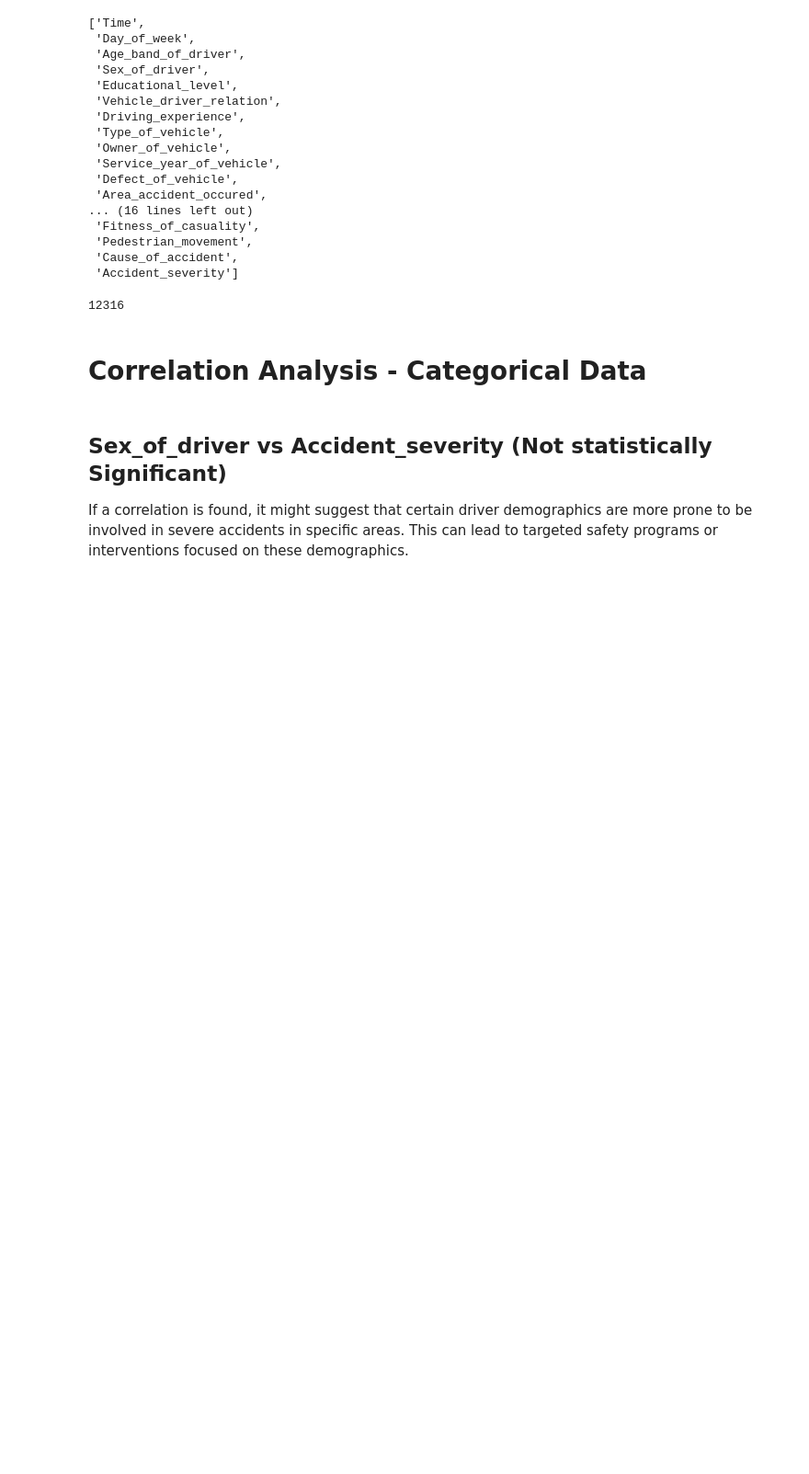
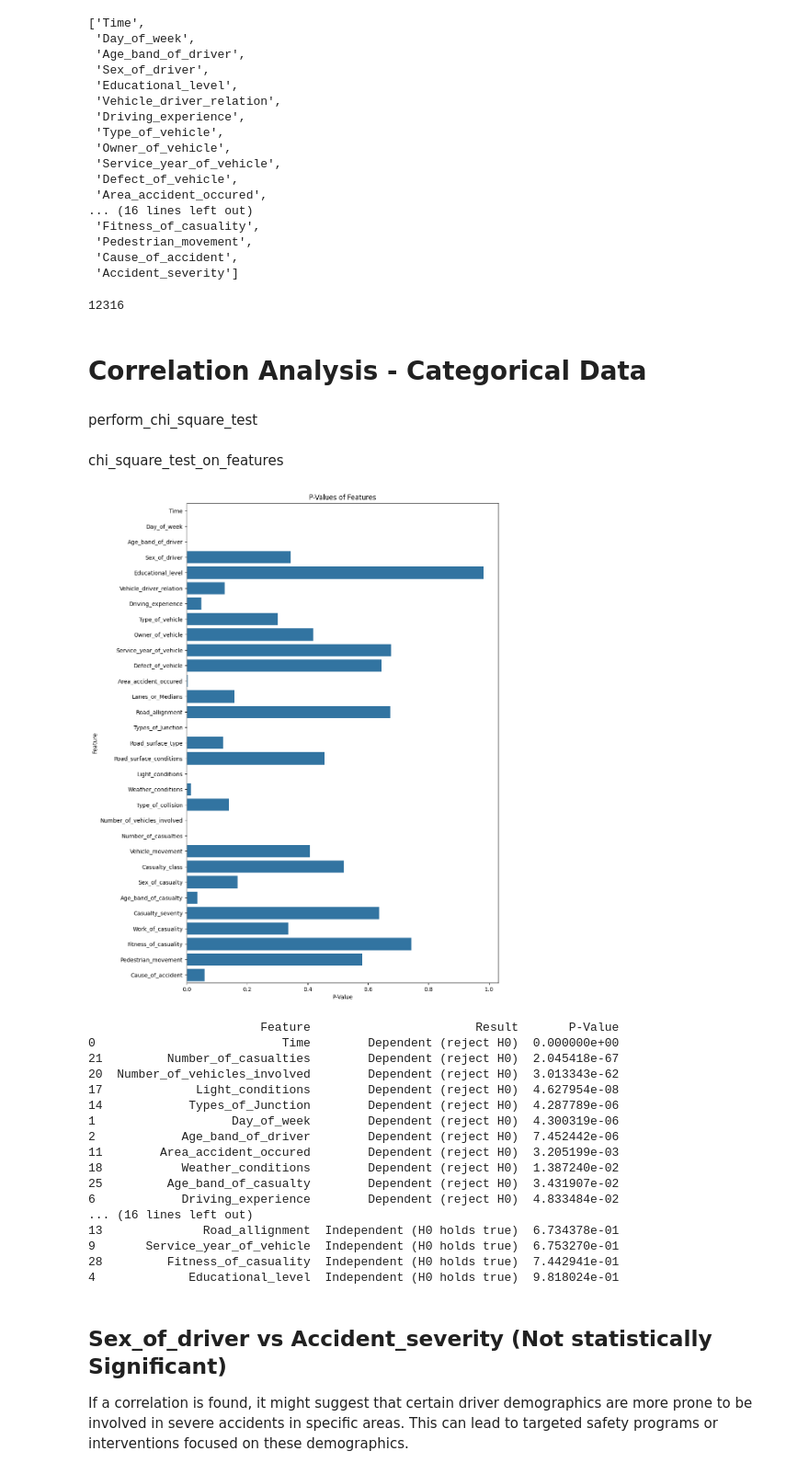
Before and after one commit to kaihochak/indian-road-analytics, a Jupyter notebook: new.ipynb, the cells around one changed output. Shown: that part at 92% size. Cells and saved outputs as stored; diff of their text form; code cells hidden in the pictures; blank space fills up the shorter version.

Commit message:
chi square done

```diff
--- a/new.ipynb
+++ b/new.ipynb
@@ -42,3 +40,36 @@ df.count()
 12316
 # %% [markdown]
 # Correlation Analysis - Categorical Data
+# %% [markdown]
+perform_chi_square_test
+# %%
+from pyspark.sql import SparkSession
+from scipy.stats import chi2_contingency
+import pandas as pd
+
+def perform_chi_square_test(df, column1, column2):
+    """
+    Perform a Chi-Square test on two categorical columns of a PySpark DataFrame.
+
+    Args:
+    df (DataFrame): PySpark DataFrame.
+    column1 (str): Name of the first column.
+    column2 (str): Name of the second column.
+
+    Returns:
+    p value
+    """
+    # Create the contingency table
+    contingency_table = df.groupBy(column1, column2).count()
+
+    # Convert to Pandas DataFrame for chi-square test
+    contingency_pd = contingency_table.toPandas()
+    contingency_pd_pivot = contingency_pd.pivot(index=column1, columns=column2, values='count').fillna(0)
+
+    # Perform the Chi-Square Test
+    chi2, p, dof, expected = chi2_contingency(contingency_pd_pivot)
+
+    # Return
+    return p
+# %% [markdown]
+chi_square_test_on_features
@@ -45,3 +131,35 @@ df.count()
+# %%
+import pandas as pd
+
+
+# Call the chi_square_test_on_features function
+test_results = chi_square_test_on_features(df, 'Accident_severity', 0.05)
+
+# Create a Pandas DataFrame from the list for table display
+results_df = pd.DataFrame(test_results, columns=['Feature', 'Result', 'P-Value'])
+results_df = results_df.sort_values(by='P-Value', ascending=True)
+
+# Display the table
+print(results_df)
+# %% [output]
+[figure, added]
+                        Feature                       Result       P-Value
+0                          Time        Dependent (reject H0)  0.000000e+00
+21         Number_of_casualties        Dependent (reject H0)  2.045418e-67
+20  Number_of_vehicles_involved        Dependent (reject H0)  3.013343e-62
+17             Light_conditions        Dependent (reject H0)  4.627954e-08
+14            Types_of_Junction        Dependent (reject H0)  4.287789e-06
+1                   Day_of_week        Dependent (reject H0)  4.300319e-06
+2            Age_band_of_driver        Dependent (reject H0)  7.452442e-06
+11        Area_accident_occured        Dependent (reject H0)  3.205199e-03
+18           Weather_conditions        Dependent (reject H0)  1.387240e-02
+25         Age_band_of_casualty        Dependent (reject H0)  3.431907e-02
+6            Driving_experience        Dependent (reject H0)  4.833484e-02
+... (16 lines left out)
+13              Road_allignment  Independent (H0 holds true)  6.734378e-01
+9       Service_year_of_vehicle  Independent (H0 holds true)  6.753270e-01
+28         Fitness_of_casuality  Independent (H0 holds true)  7.442941e-01
+4             Educational_level  Independent (H0 holds true)  9.818024e-01
 # %% [markdown]
 ## Sex_of_driver vs Accident_severity (Not statistically Significant)
 If a correlation is found, it might suggest that certain driver demographics are more prone to be involved in severe accidents in specific areas. This can lead to targeted safety programs or interventions focused on these demographics.
```
Also changed, not shown: parts of 10 cells of this notebook, 1 other file.
